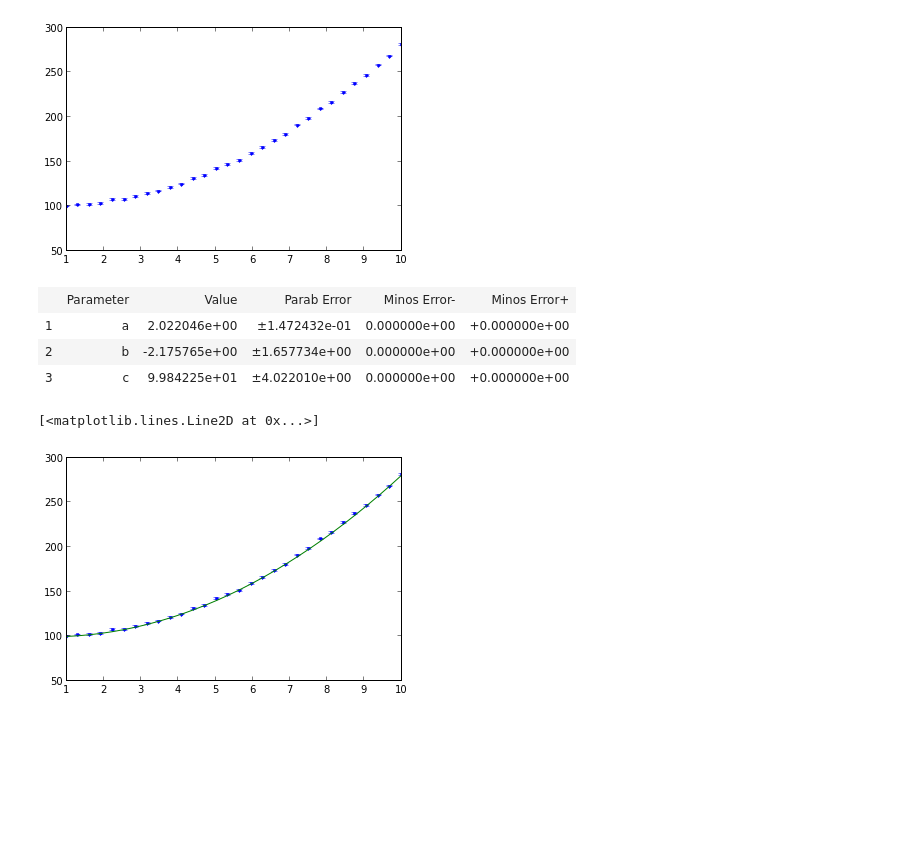
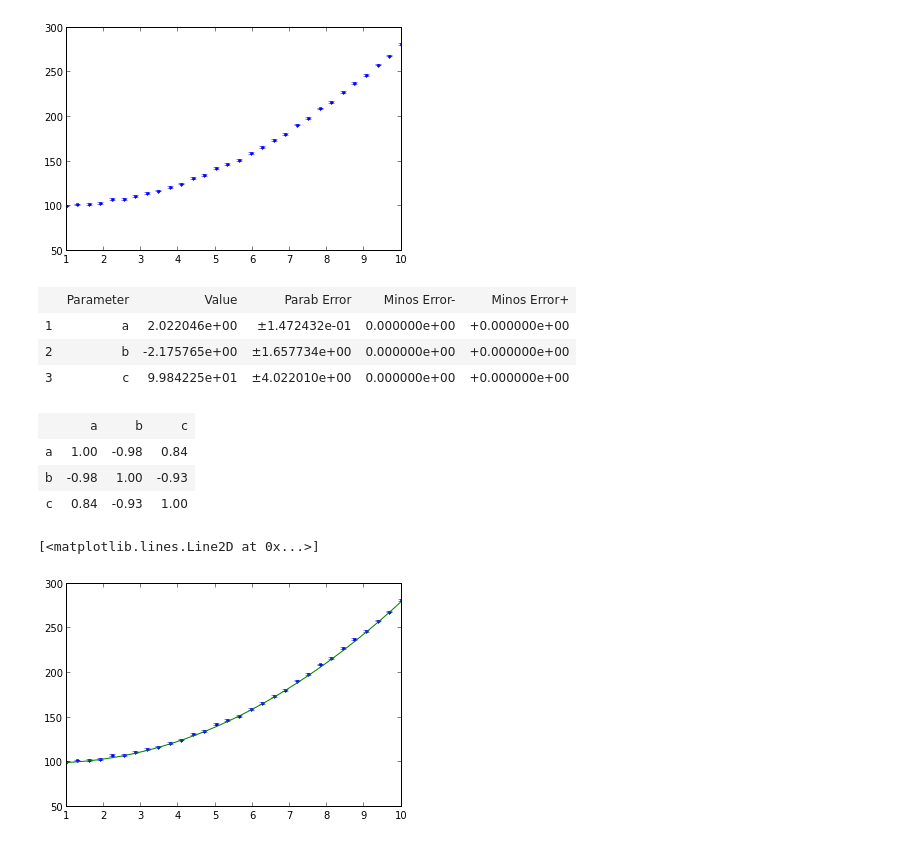
Before and after one commit to scikit-hep/iminuit, a Jupyter notebook: tutorial.ipynb, the cells around one changed output. Cells and saved outputs as stored; diff of their text form; code cells hidden in the pictures; blank space fills up the shorter version.

```diff
--- a/tutorial.ipynb
+++ b/tutorial.ipynb
@@ -164,17 +164,21 @@ errorbar(x,y,erry,fmt='.')
 # %%
 x2 = Chi2(f,x,y,erry)
 m = Minuit(x2)
 m.migrad()
 display(m.html_results())
-
+display(m.html_error_matrix())
 fitted_y = vf(x,*m.args)
 
 errorbar(x,y,erry,fmt='.')
 plot(x,fitted_y,'-')
 # %% [output]
 |  | Parameter | Value | Parab Error | Minos Error- | Minos Error+ |
 | 1 | a | 2.022046e+00 | ±1.472432e-01 | 0.000000e+00 | +0.000000e+00 |
 | 2 | b | -2.175765e+00 | ±1.657734e+00 | 0.000000e+00 | +0.000000e+00 |
 | 3 | c | 9.984225e+01 | ±4.022010e+00 | 0.000000e+00 | +0.000000e+00 |
+|  | a | b | c |
+| a | 1.00 | -0.98 | 0.84 |
+| b | -0.98 | 1.00 | -0.93 |
+| c | 0.84 | -0.93 | 1.00 |
 [<matplotlib.lines.Line2D at 0x...>]
 [figure]
```
Also changed, not shown: 2 other files.
